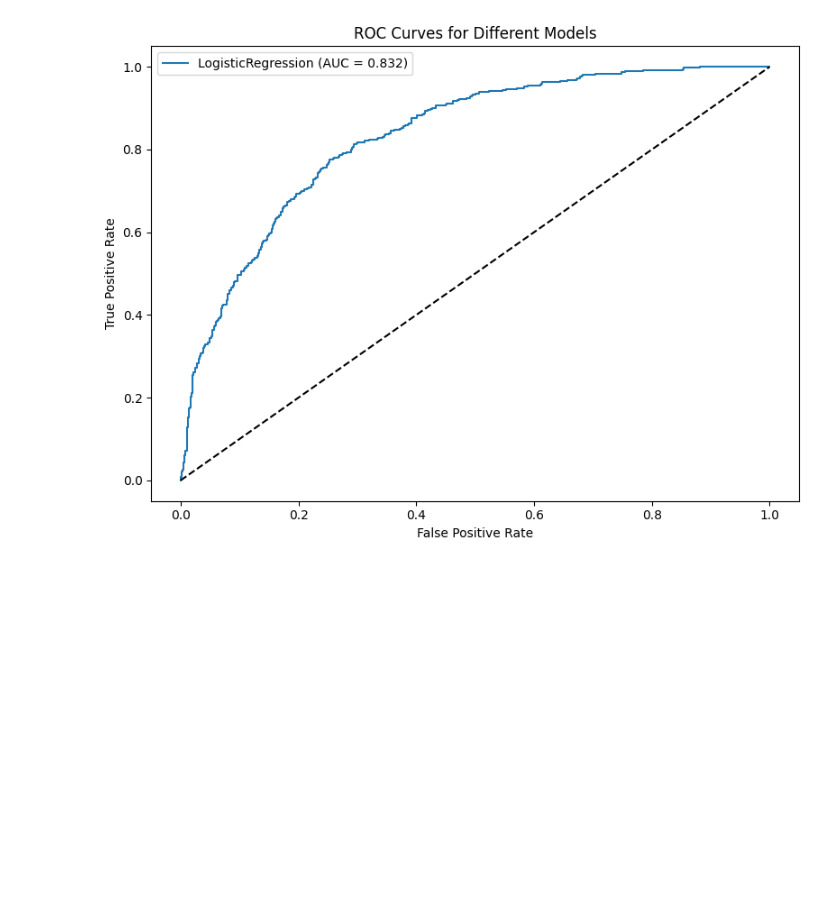
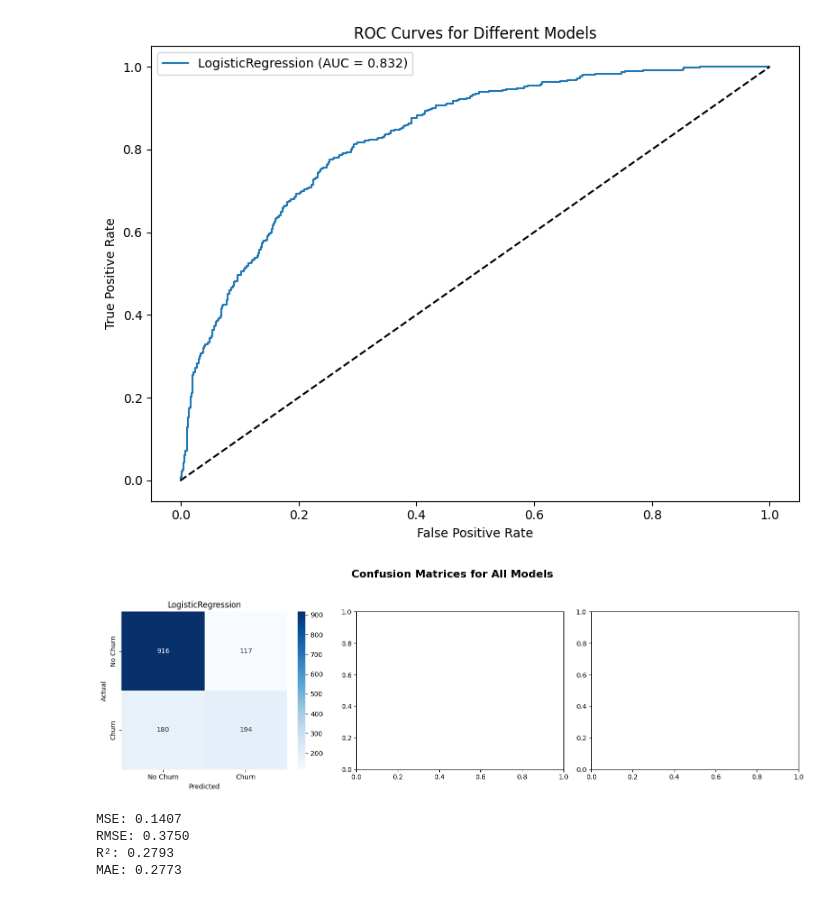
Before and after one commit to Trilokuday3/End_To_End_DATA_DRITF_Pipeline, a Jupyter notebook: notebooks/01_Experiment.ipynb, the cells around one changed output. Cells and saved outputs as stored; diff of their text form; code cells hidden in the pictures; blank space fills up the shorter version.

```diff
--- a/notebooks/01_Experiment.ipynb
+++ b/notebooks/01_Experiment.ipynb
@@ -124,3 +144,41 @@ Confusion Matrix:
 [[916 117]
  [180 194]]
 [figure]
+# %%
+model_names = ["LogisticRegression"]
+labels = ["No Churn", "Churn"]
+
+fig, axes = plt.subplots(1, 3, figsize=(15, 5))
+
+for i, name in enumerate(model_names):
+    cm = np.array(metrics[name]["confusion_matrix"])
+    ax = axes[i]
+    sns.heatmap(cm, annot=True, fmt="d", cmap="Blues", ax=ax,
+                xticklabels=labels, yticklabels=labels)
+    ax.set_title(f"{name}")
+    ax.set_xlabel("Predicted")
+    ax.set_ylabel("Actual")
+
+plt.suptitle("Confusion Matrices for All Models", fontsize=16, fontweight='bold')
+plt.tight_layout(rect=[0, 0.03, 1, 0.95])
+plt.show()
+# %% [output]
+[figure, added]
+# %%
+from sklearn.metrics import mean_squared_error, r2_score, mean_absolute_error
+import numpy as np
+
+mse = mean_squared_error(y_test, y_prob)
+rmse = np.sqrt(mse)
+r2 = r2_score(y_test, y_prob)
+mae = mean_absolute_error(y_test, y_prob)
+
+print(f"MSE: {mse:.4f}")
+print(f"RMSE: {rmse:.4f}")
+print(f"R²: {r2:.4f}")
+print(f"MAE: {mae:.4f}")
+# %% [output]
+MSE: 0.1407
+RMSE: 0.3750
+R²: 0.2793
+MAE: 0.2773
```
Also changed, not shown: parts of 2 cells of this notebook, 3 other files.
